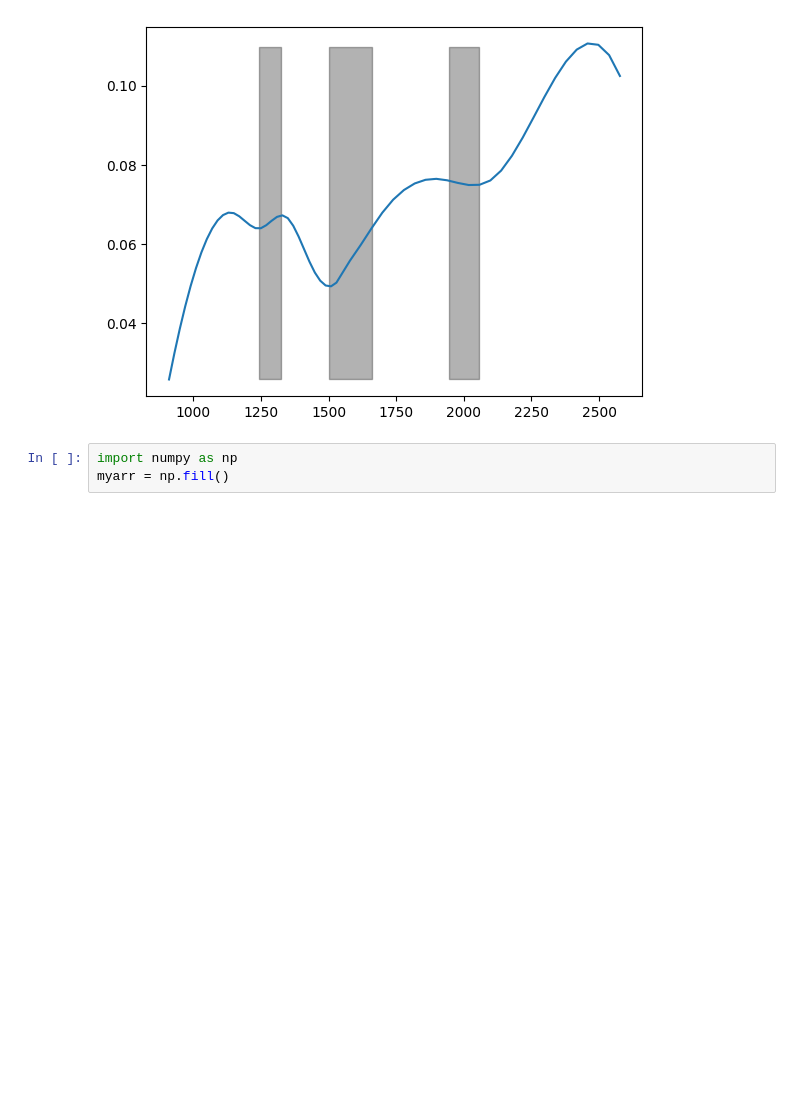
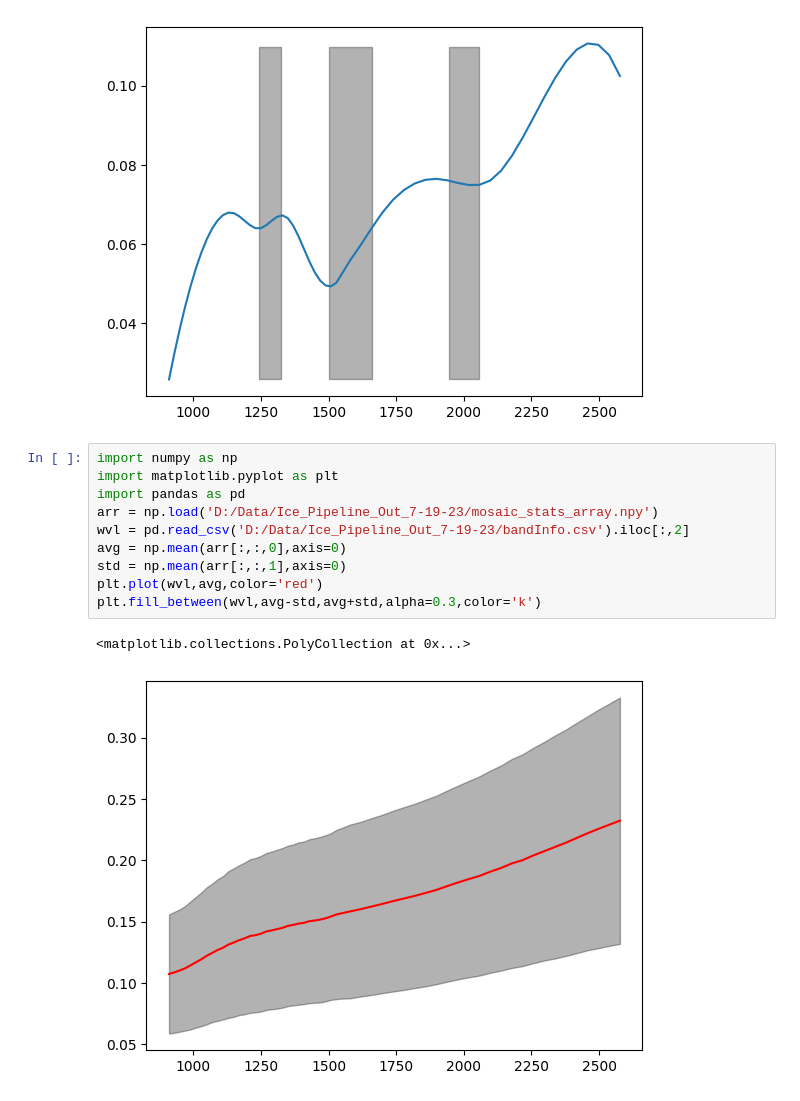
Before and after one commit to z-vig/M3_Pro, a Jupyter notebook: test.ipynb, the cells around one changed output. Cells and saved outputs as stored; diff of their text form; blank space fills up the shorter version.

```diff
--- a/test.ipynb
+++ b/test.ipynb
@@ -812,6 +838,16 @@ plt.fill_betweenx(np.arange(smooth_im[x,y,:].min(),smooth_im[x,y,:].max(),0.001)
 (2688,)
 <matplotlib.collections.PolyCollection at 0x...>
 [figure]
-# %%
-import numpy as np
-myarr = np.fill()
+# %%
+import numpy as np
+import matplotlib.pyplot as plt
+import pandas as pd
+arr = np.load('D:/Data/Ice_Pipeline_Out_7-19-23/mosaic_stats_array.npy')
+wvl = pd.read_csv('D:/Data/Ice_Pipeline_Out_7-19-23/bandInfo.csv').iloc[:,2]
+avg = np.mean(arr[:,:,0],axis=0)
+std = np.mean(arr[:,:,1],axis=0)
+plt.plot(wvl,avg,color='red')
+plt.fill_between(wvl,avg-std,avg+std,alpha=0.3,color='k')
+# %% [output]
+<matplotlib.collections.PolyCollection at 0x...>
+[figure, added]
```
Also changed, not shown: parts of 9 cells of this notebook, 13 other files.
